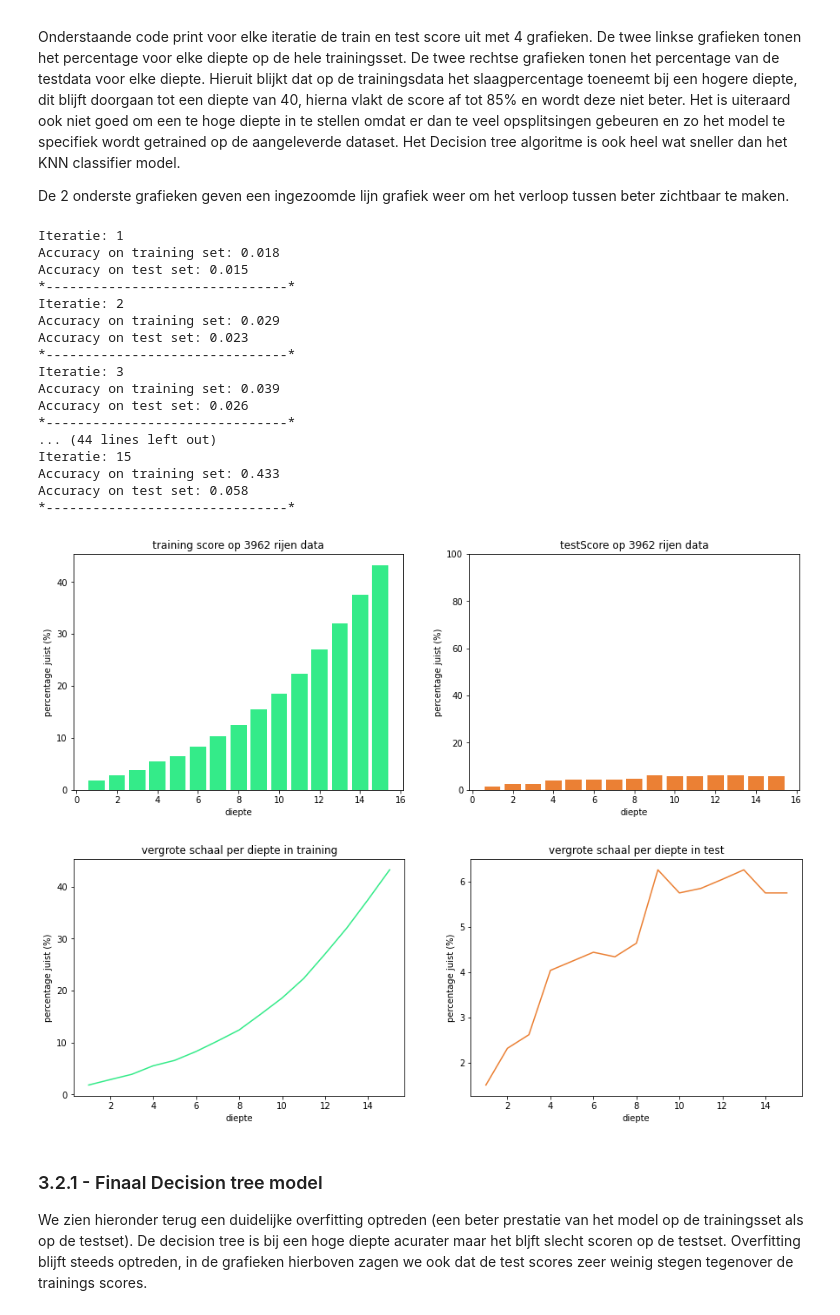
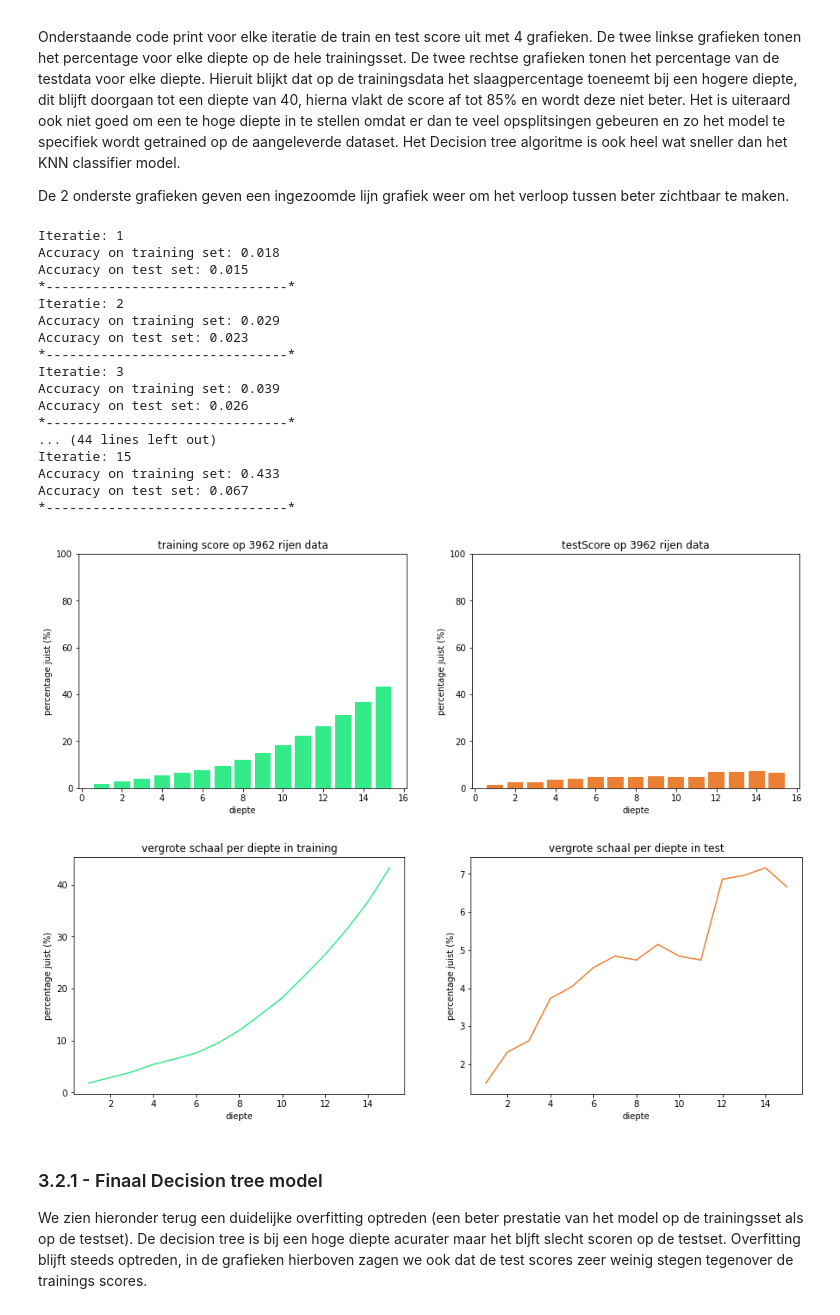
Before and after one commit to Xevro/data-science-in-python, a Jupyter notebook: Project Data Science/louis.dhont/project-deel-2.ipynb, the cells around one changed output. Cells and saved outputs as stored; diff of their text form; code cells hidden in the pictures.

```diff
--- a/Project Data Science/louis.dhont/project-deel-2.ipynb
+++ b/Project Data Science/louis.dhont/project-deel-2.ipynb
@@ -412,7 +410,7 @@ De volgende kolommen worden verwijderd uit het features dataframe:
  - **Datums** De kolommen *Datum creatie*, *Datum vertrek* en *Datum terug* zijn datums die al gebruikt zijn om zaken te berekenen (Aantal dagen op reis en Aantal dagen tot vertrek).
 # %%
 def scale_data(df):
-    X = df.drop(['Aantal dagen tot vertrek', 'Aantal dagen op reis', 'Klantnummer', 'Openstaand dossier', 'Totaalprijs', 'Geboortedatum', 'Dossier nr.', 'Betalingen dossier',  'Datum creatie', 'Datum vertrek', 'Datum terug'], axis=1)
+    X = df.drop(['Aantal dagen tot vertrek', 'Klantnummer', 'Openstaand dossier', 'Totaalprijs', 'Geboortedatum', 'Dossier nr.', 'Betalingen dossier',  'Datum creatie', 'Datum vertrek', 'Datum terug'], axis=1)
     y = df['Aantal dagen tot vertrek']
     featureNames = X.columns
     scaler = StandardScaler()
@@ -600,35 +599,36 @@ for n in range(1, depth + 1):
 fig, (ax1, ax2) = plt.subplots(1, 2, figsize=(15, 5))
 objects = range(1, depth + 1)
 
 ax1.bar(objects, trainingScoreDec, align='center', color = "#34eb89")
+ax1.set_ylim(0, 100)
 ax1.set_title('training score op ' + str(len(X)) + ' rijen data')
 ax1.set_ylabel('percentage juist (%)')
 ax1.set_xlabel('diepte')
 
 ax2.bar(objects, testScoreDec, align='center', color = "#eb8034")
 ax2.set_ylim(0, 100)
 ax2.set_title('testScore op ' + str(len(X)) + ' rijen data')
 ax2.set_ylabel('percentage juist (%)')
 ax2.set_xlabel('diepte');
 # %% [output]
 Iteratie: 1
 Accuracy on training set: 0.018
 Accuracy on test set: 0.015
 *-------------------------------*
 Iteratie: 2
 Accuracy on training set: 0.029
 Accuracy on test set: 0.023
 *-------------------------------*
 Iteratie: 3
 Accuracy on training set: 0.039
 Accuracy on test set: 0.026
 *-------------------------------*
 ... (44 lines left out)
 Iteratie: 15
 Accuracy on training set: 0.433
-Accuracy on test set: 0.058
+Accuracy on test set: 0.067
 *-------------------------------*
-[figure, old version]
+[figure, new version]
 # %%
 fig, (ax1, ax2) = plt.subplots(1, 2, figsize=(15, 5))
 ax1.plot(objects, trainingScoreDec, color = "#34eb89")
@@ -641,7 +641,7 @@ ax2.set_title('vergrote schaal per diepte in test')
 ax2.set_ylabel('percentage juist (%)')
 ax2.set_xlabel('diepte');
 # %% [output]
-[figure, old version]
+[figure, new version]
 # %% [markdown]
 ### 3.2.1 - Finaal Decision tree model
 
```
Also changed, not shown: parts of 48 cells of this notebook.
